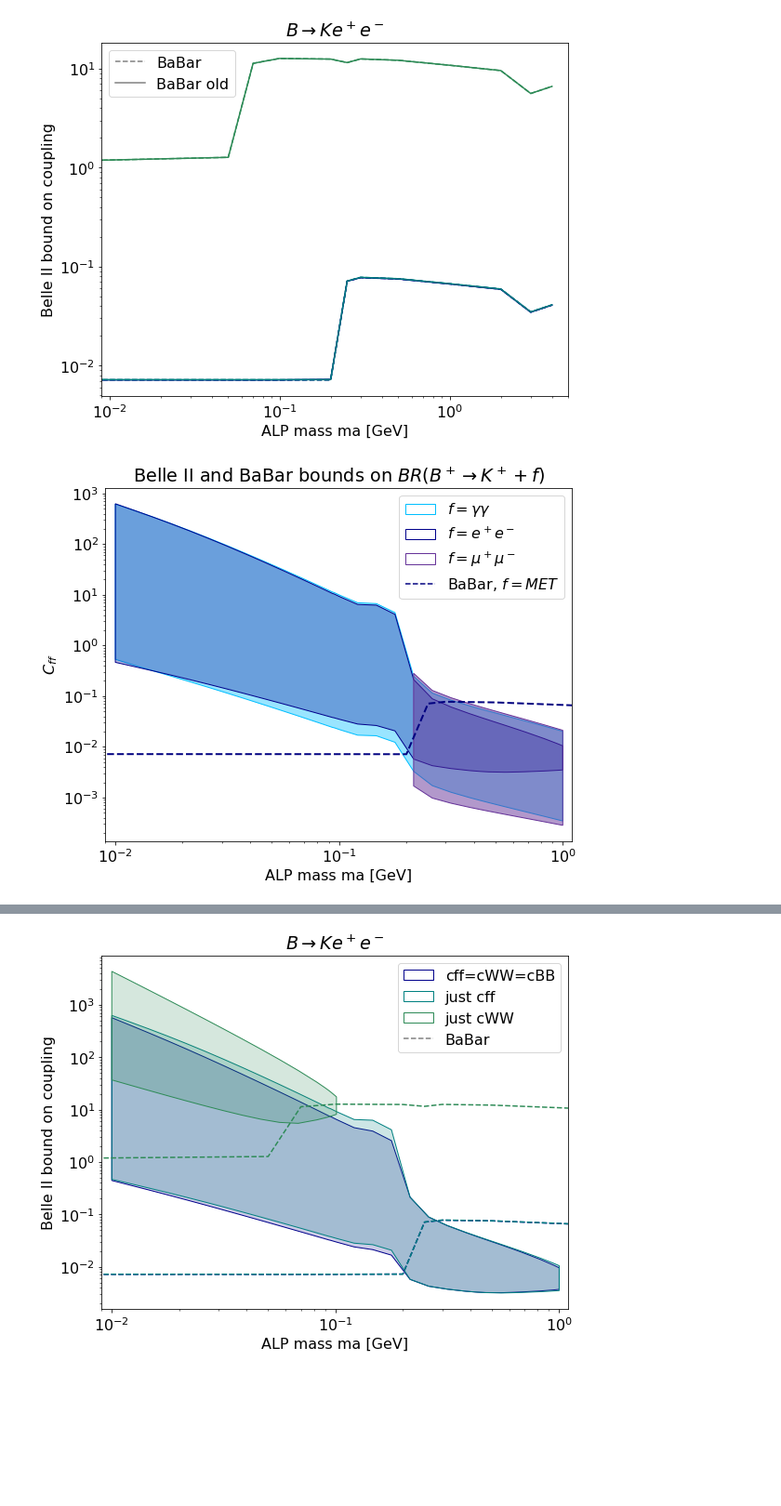
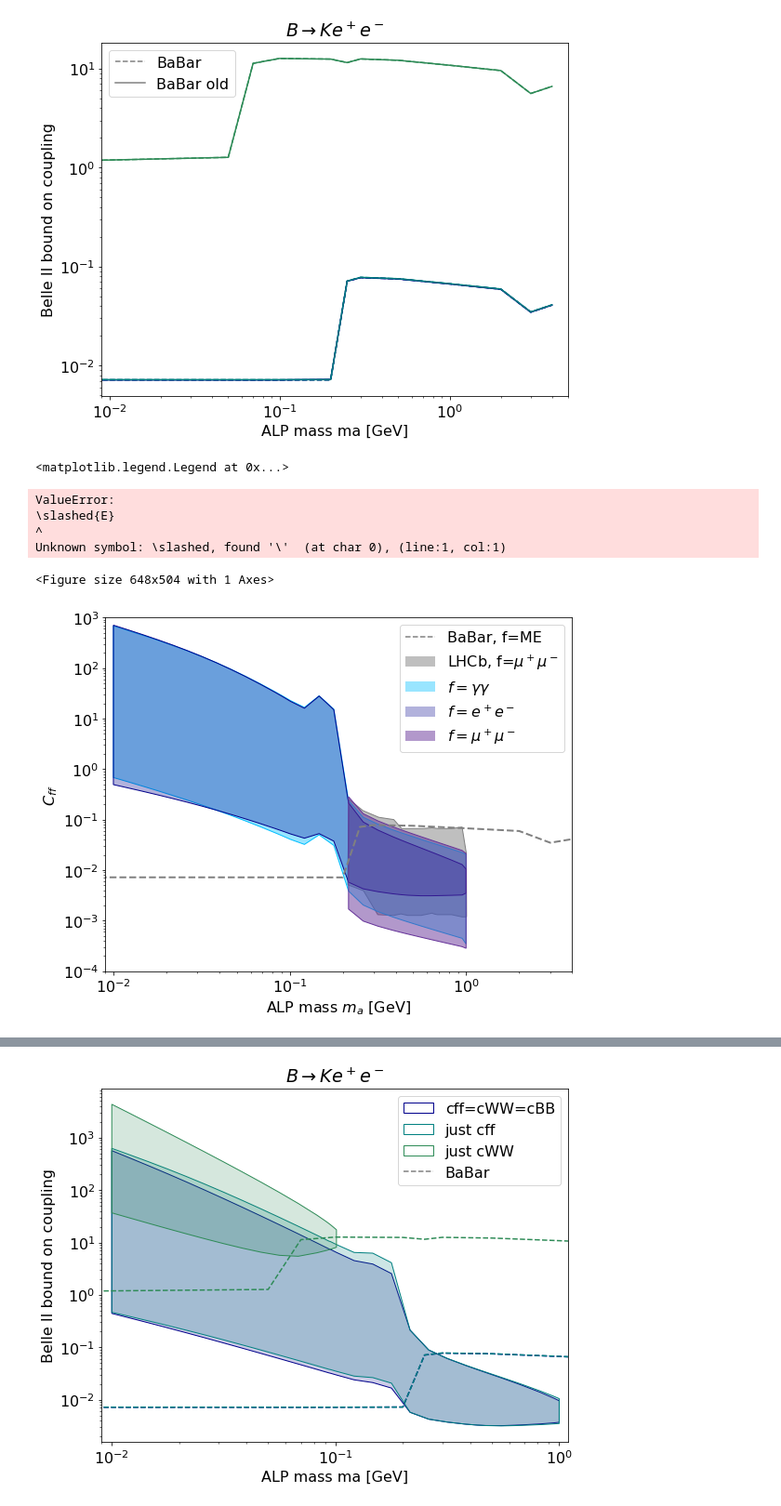
Before and after one commit to anasthesia/alps-BelleII, a Jupyter notebook: python/alps-visible-BelleII_3.0.ipynb, the cells around one changed output, grey strips where cells are left out. Shown at 93% size. Saved outputs shown, nothing was run; the diff lists cells and outputs as text; code cells hidden in the pictures; blank space fills up the shorter version.

Commit message:
plots with current and projected bounds for cff

```diff
--- a/python/alps-visible-BelleII_3.0.ipynb
+++ b/python/alps-visible-BelleII_3.0.ipynb
@@ -906,3 +918,5 @@ FileNotFoundError: [Errno 2] No such file or directory: 'output/visibleBoundBell
 # %%
 BaBarBounds=genfromtxt('../ruth/BaBarBounds_readable.txt', delimiter='\t')
 BaBarBoundsOld=genfromtxt('../ruth/BaBarBounds_readable_old.txt', delimiter='\t')
+# %%
+LHCbBounds=genfromtxt('output/LHCb_cff.dat', delimiter='\t')
@@ -973,10 +999,10 @@ def plotGen(inputarray,lineScatterFillORPolygon,color,linewidthORmarkersize,*arg
         alphaPoly=args[0]
 
     if (lineScatterFillORPolygon=="polygon"):
-        ax.fill(data[:,0],data[:,1], color=color, alpha=1)
+        ax.fill(data[:,0],data[:,1], color=color, alpha=1,**kwargs)
     if (lineScatterFillORPolygon=="oppacpolygon"):
-        ax.fill(data[:,0],data[:,1], facecolor=color, alpha=alphaPoly,\
-                edgecolor=color,linewidth=linewidthORmarkersize)
+        ax.fill(data[:,0],data[:,1], facecolor=color,alpha=alphaPoly,\
+                edgecolor=color,linewidth=linewidthORmarkersize,**kwargs)
     if (lineScatterFillORPolygon=="nonfilledpolygon"):
         ax.fill(data[:,0],data[:,1], facecolor="none", edgecolor=color,\
                 linewidth=linewidthORmarkersize, linestyle='-',**kwargs)
@@ -1031,50 +1055,74 @@ ax.legend(handles=handles)
 # %% [output]
 <matplotlib.legend.Legend at 0x...>
 [figure]
+# %%
+fig, ax = plt.subplots(figsize=(9, 7))
+
+plotGen(LHCbBounds,"oppacpolygon","grey",0,0.5, label='LHCb, f=$\mu^+ \mu^-$')
+plotGen(LHCbBounds,"nonfilledpolygon","grey",1)
+
+ax.set_xlabel('ALP mass ma [GeV]')
+ax.set_ylabel('$C_{ff}$')
+ax.set_xscale('log')
+ax.set_yscale('log')
+ax.set_xlim(9*10**-3, 4)
+
+
+ax.legend(handles=handles)
+# %% [output]
+<matplotlib.legend.Legend at 0x...>
+ValueError:
+\slashed{E}
+^
+Unknown symbol: \slashed, found '\'  (at char 0), (line:1, col:1)
+<Figure size 648x504 with 1 Axes>
 # %%
 fig, ax = plt.subplots(figsize=(9, 7))
 
+ax.plot(BaBarBounds[:,0],BaBarBounds[:,2],c="grey", ls='--',lw=2)
+
+plotGen(LHCbBounds,"oppacpolygon","grey",0,0.5, label='LHCb, f=$\mu^+ \mu^-$')
+plotGen(LHCbBounds,"nonfilledpolygon","grey",1)
 
 plotGen(stackBounds(masslist,readArrayVisibleBoundBelleIIcff[:,5,0],\
-                    readArrayVisibleBoundBelleIIcff[:,5,1]),"oppacpolygon","deepskyblue",0,0.4)
+                    readArrayVisibleBoundBelleIIcff[:,5,1]),"oppacpolygon","deepskyblue",0,0.4,\
+                    label='$f=\gamma \gamma $')
 plotGen(stackBounds(masslist,readArrayVisibleBoundBelleIIcff[:,5,0],\
-                    readArrayVisibleBoundBelleIIcff[:,5,1]),"nonfilledpolygon","deepskyblue",1,\
-                    label='$f=\gamma \gamma $')
+                    readArrayVisibleBoundBelleIIcff[:,5,1]),"nonfilledpolygon","deepskyblue",1)
 
 plotGen(stackBounds(masslist,readArrayVisibleBoundBelleIIcff[:,0,0],\
-                    readArrayVisibleBoundBelleIIcff[:,0,1]),"oppacpolygon","darkblue",0,0.3)
+                    readArrayVisibleBoundBelleIIcff[:,0,1]),"oppacpolygon","darkblue",0,0.3,\
+                    label='$f=e^+ e^-$')
 plotGen(stackBounds(masslist,readArrayVisibleBoundBelleIIcff[:,0,0],\
-                    readArrayVisibleBoundBelleIIcff[:,0,1]),"nonfilledpolygon","darkblue",1,\
-                    label='$f=e^+ e^-$')
+                    readArrayVisibleBoundBelleIIcff[:,0,1]),"nonfilledpolygon","darkblue",1)
 
 plotGen(stackBounds(masslist,readArrayVisibleBoundBelleIIcff[:,1,0],\
-                    readArrayVisibleBoundBelleIIcff[:,1,1]),"oppacpolygon","rebeccapurple",0,0.5)
+                    readArrayVisibleBoundBelleIIcff[:,1,1]),"oppacpolygon","rebeccapurple",0,0.5,\
+                    label='$f=\mu^+ \mu^-$')
 plotGen(stackBounds(masslist,readArrayVisibleBoundBelleIIcff[:,1,0],\
-                    readArrayVisibleBoundBelleIIcff[:,1,1]),"nonfilledpolygon","rebeccapurple",1,\
-                    label='$f=\mu^+ \mu^-$')
-
-
-ax.plot(BaBarBounds[:,0],BaBarBounds[:,2],c="navy", ls='--',lw=2)
+                    readArrayVisibleBoundBelleIIcff[:,1,1]),"nonfilledpolygon","rebeccapurple",1)
 
 
 
-ax.set_title('Belle II and BaBar bounds on $BR( B^+ \\rightarrow K^+ + f )$')
 
-ax.set_xlabel('ALP mass ma [GeV]')
+# ax.set_title('Projected bounds on $BR( B^+ \\rightarrow K^+ + f )$')
+
+ax.set_xlabel('ALP mass $m_a$ [GeV]')
 ax.set_ylabel('$C_{ff}$')
 ax.set_xscale('log')
 ax.set_yscale('log')
-ax.set_xlim(9*10**-3, 1.1)
+ax.set_xlim(9*10**-3, 4)
+ax.set_ylim(10**-4, 10**3)
 
 handles, labels = ax.get_legend_handles_labels()
-babar= mlines.Line2D([], [], color='navy', linestyle='--',
-                          markersize=15, label='BaBar, '+'$f=MET$')
-handles.append(babar)
+babar= mlines.Line2D([], [], color='grey', linestyle='--',
+                          markersize=15, label='BaBar, f='+"ME")
+handles.insert(0, babar)
 
 ax.legend(handles=handles)
 
 
 
-plt.savefig('plots/visibleBoundBelleII-cff.png', dpi=300, bbox_inches='tight')
+plt.savefig('plots/BoundBelleII-cff-projections.png', dpi=300, bbox_inches='tight')
 # %% [output]
-[figure, old version]
+[figure, new version]
```
Also changed, not shown: parts of 10 cells of this notebook, 3 other files.
